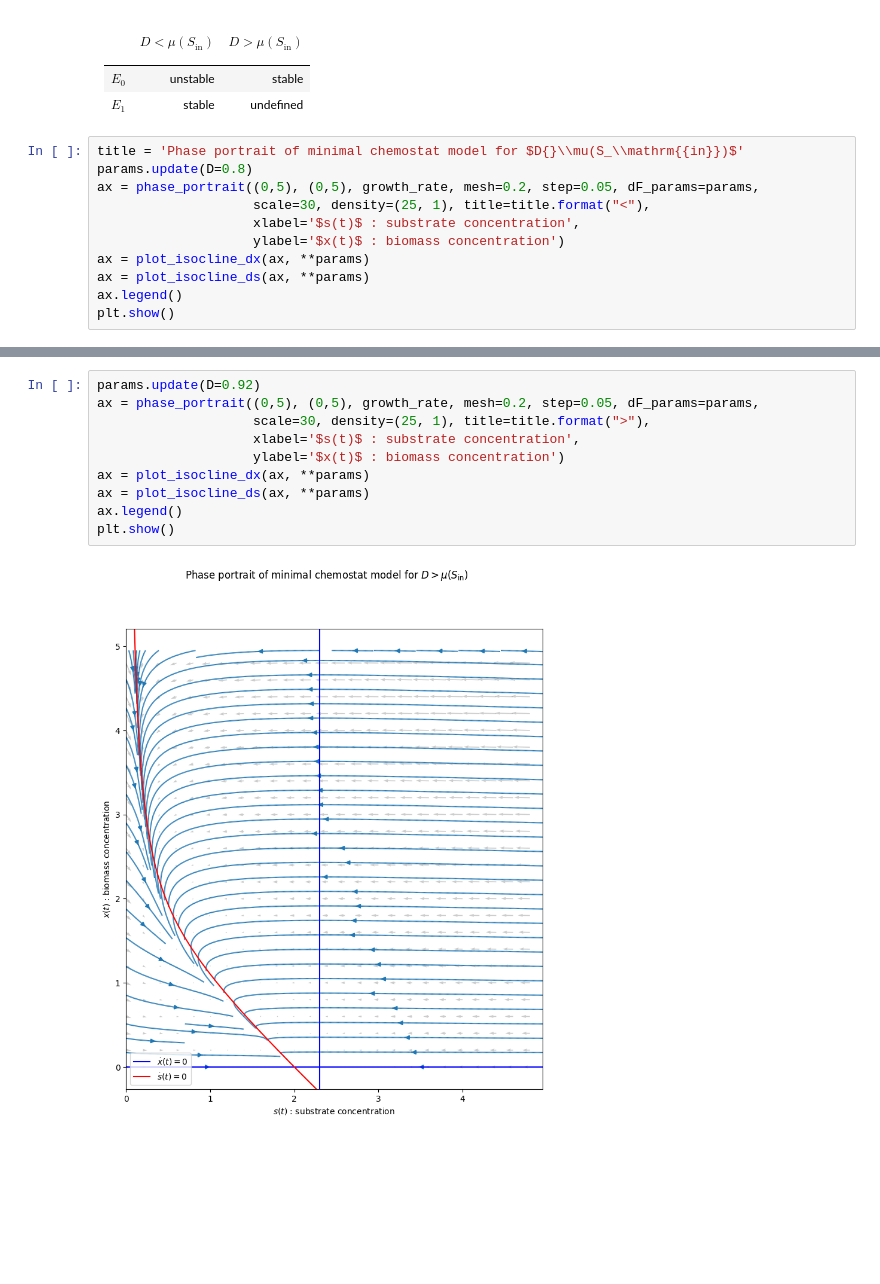
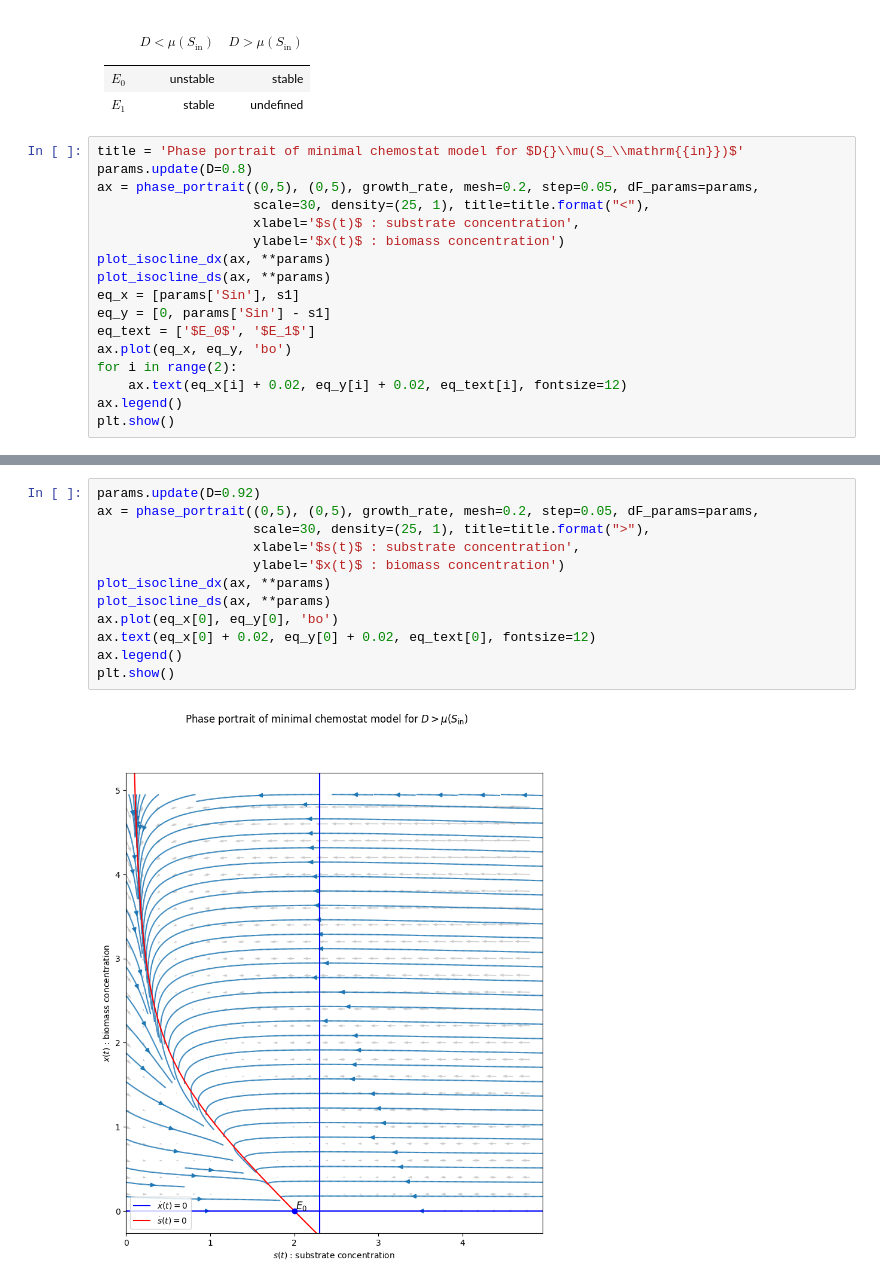
Before and after one commit to rand-asswad/chemostat-models, a Jupyter notebook: notebooks/growth_single_minimal.ipynb, the cells around one changed output, grey strips where cells are left out. Saved outputs shown, nothing was run; the diff lists cells and outputs as text; blank space fills up the shorter version.

```diff
--- a/notebooks/growth_single_minimal.ipynb
+++ b/notebooks/growth_single_minimal.ipynb
@@ -361,8 +455,14 @@ ax = phase_portrait((0,5), (0,5), growth_rate, mesh=0.2, step=0.05, dF_params=pa
                     scale=30, density=(25, 1), title=title.format("<"),
                     xlabel='$s(t)$ : substrate concentration',
                     ylabel='$x(t)$ : biomass concentration')
-ax = plot_isocline_dx(ax, **params)
-ax = plot_isocline_ds(ax, **params)
+plot_isocline_dx(ax, **params)
+plot_isocline_ds(ax, **params)
+eq_x = [params['Sin'], s1]
+eq_y = [0, params['Sin'] - s1]
+eq_text = ['$E_0$', '$E_1$']
+ax.plot(eq_x, eq_y, 'bo')
+for i in range(2):
+    ax.text(eq_x[i] + 0.02, eq_y[i] + 0.02, eq_text[i], fontsize=12)
 ax.legend()
 plt.show()
 # %% [output]
@@ -370,12 +470,14 @@ plt.show()
 # %%
 params.update(D=0.92)
 ax = phase_portrait((0,5), (0,5), growth_rate, mesh=0.2, step=0.05, dF_params=params,
                     scale=30, density=(25, 1), title=title.format(">"),
                     xlabel='$s(t)$ : substrate concentration',
                     ylabel='$x(t)$ : biomass concentration')
-ax = plot_isocline_dx(ax, **params)
-ax = plot_isocline_ds(ax, **params)
+plot_isocline_dx(ax, **params)
+plot_isocline_ds(ax, **params)
+ax.plot(eq_x[0], eq_y[0], 'bo')
+ax.text(eq_x[0] + 0.02, eq_y[0] + 0.02, eq_text[0], fontsize=12)
 ax.legend()
 plt.show()
 # %% [output]
-[figure, old version]
+[figure, new version]
```
Also changed, not shown: parts of 10 cells of this notebook, 1 other file.
